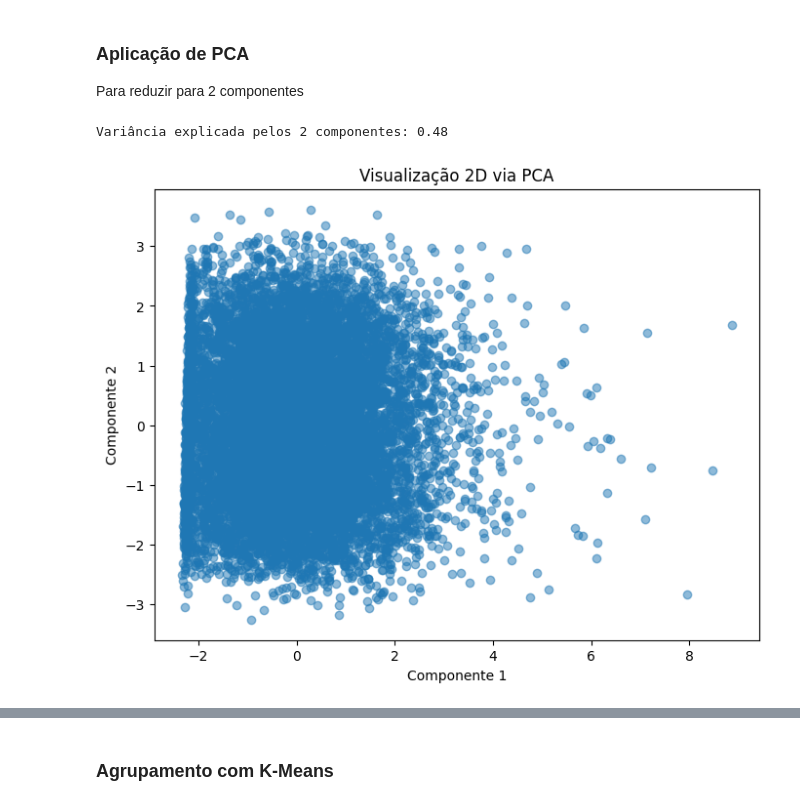
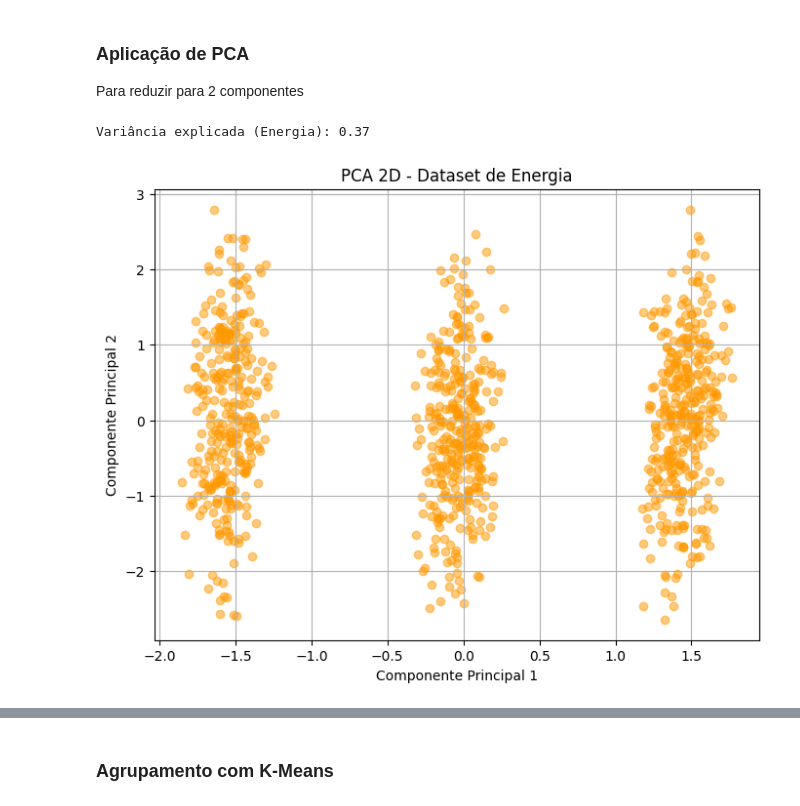
Before and after one commit to renanaqn/energy-weather-ml, a Jupyter notebook: nao_supervisionado.ipynb, the cells around one changed output, grey strips where cells are left out. Cells and saved outputs as stored; diff of their text form; code cells hidden in the pictures.

```diff
--- a/nao_supervisionado.ipynb
+++ b/nao_supervisionado.ipynb
@@ -21,32 +21,36 @@ from sklearn.metrics import silhouette_score, calinski_harabasz_score, davies_bo
 from sklearn.neighbors import NearestNeighbors
 # %%
-# Carregamento do dataset
-df1 = pd.read_csv('dataset/EV_Usage_Dataset_v2.csv')
+# Carregando os Dados de Energia
+df_energia = pd.read_csv('datasets/train_energy_data.csv')
 
-df1_features = []
+# Pré-processamento
+# Separando apenas as variáveis preditoras para tentar encontrar padrões de consumo
+features_energia = df_energia.drop(columns=['Energy Consumption'])
 
-# Limpeza Inicial
-df1 = df1.dropna(how='all')
-df1_numeric = df1[df1_features].fillna(df1[df1_features].median())
-scaler = StandardScaler()
-X1_scaled = scaler.fit_transform(df1_numeric)
+# Convertendo categorias (como Building Type e Day of Week) em numéricas
+X_energia = pd.get_dummies(features_energia, drop_first=True)
+
+# Escalonamento (Obrigatório para PCA e K-Means)
+scaler_energia = StandardScaler()
+X_energia_scaled = scaler_energia.fit_transform(X_energia)
 # %% [markdown]
 ### Aplicação de PCA
 Para reduzir para 2 componentes
 # %%
-pca = PCA(n_components=2)
-X1_pca = pca.fit_transform(X1_scaled)
+pca_energia = PCA(n_components=2)
+X_pca_energia = pca_energia.fit_transform(X_energia_scaled)
 
-print(f"Variância explicada pelos 2 componentes: {sum(pca.explained_variance_ratio_):.2f}")
+print(f"Variância explicada (Energia): {sum(pca_energia.explained_variance_ratio_):.2f}")
 
 plt.figure(figsize=(8, 6))
-plt.scatter(X1_pca[:, 0], X1_pca[:, 1], alpha=0.5)
-plt.title('Visualização 2D via PCA')
-plt.xlabel('Componente 1')
-plt.ylabel('Componente 2')
+plt.scatter(X_pca_energia[:, 0], X_pca_energia[:, 1], alpha=0.5, c='#FF9900')
+plt.title('PCA 2D - Dataset de Energia')
+plt.xlabel('Componente Principal 1')
+plt.ylabel('Componente Principal 2')
+plt.grid(True)
 plt.show()
 # %% [output]
-Variância explicada pelos 2 componentes: 0.48
+Variância explicada (Energia): 0.37
-[figure, old version]
+[figure, new version]
 # %% [markdown]
 **Discussão:**
```
Also changed, not shown: parts of 33 cells of this notebook, 3 other files.
